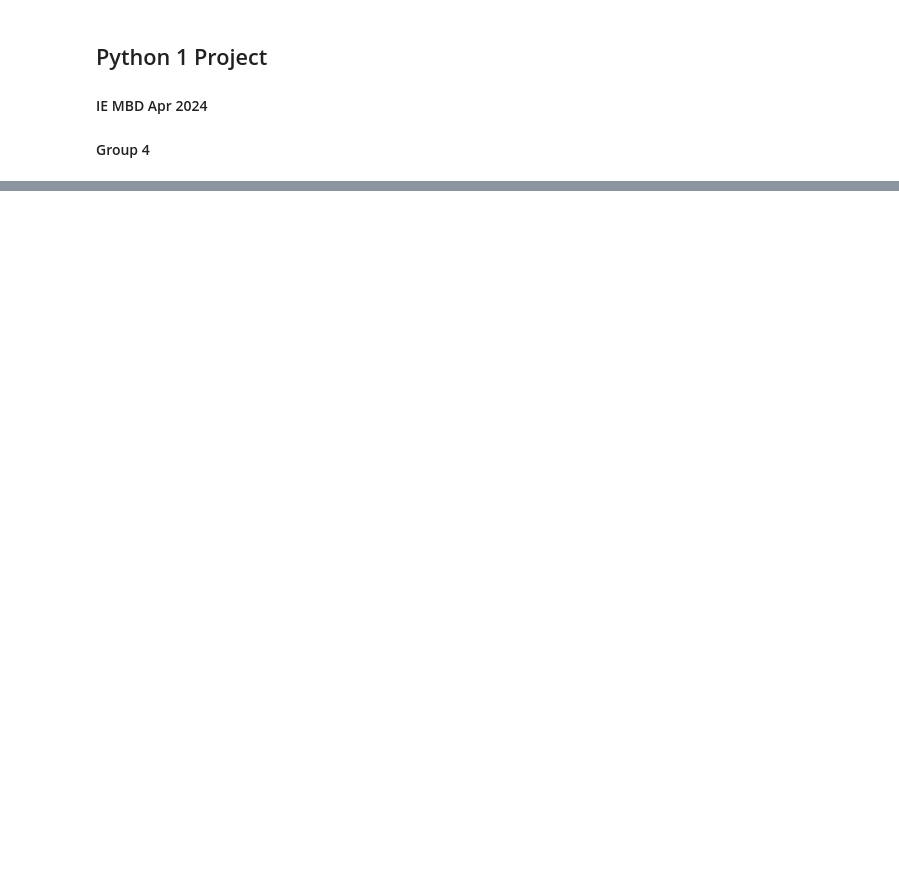
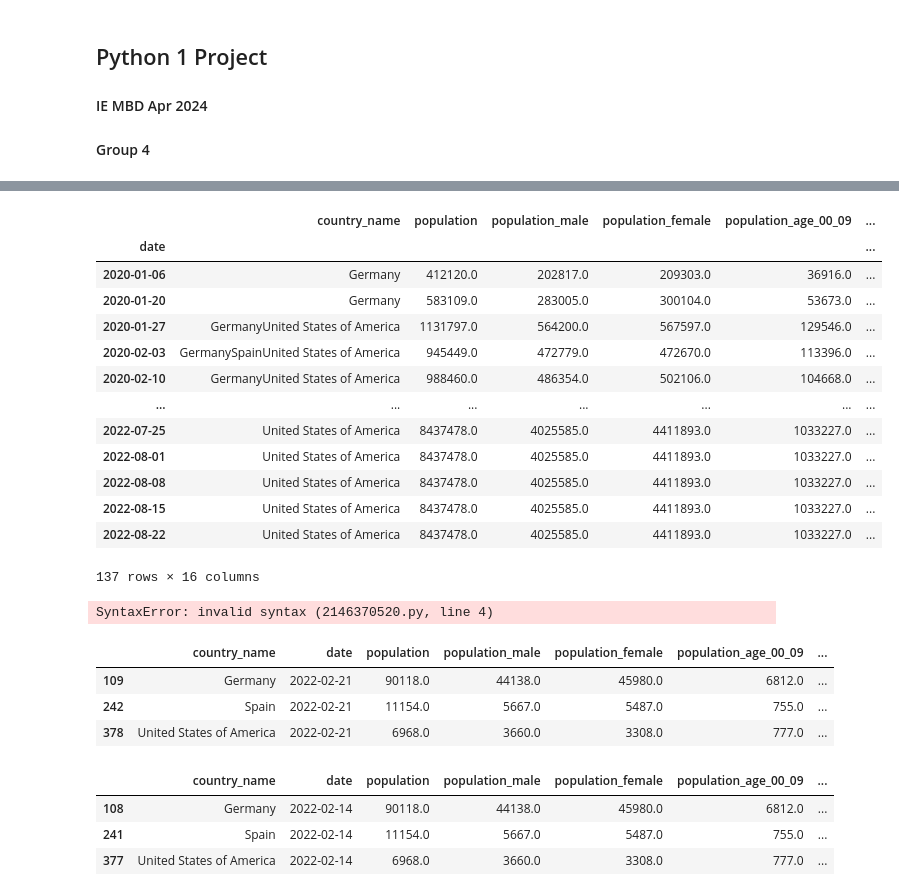
Before and after one commit to nilesh-mukherji/IE_Python1_Final, a Jupyter notebook: data_ingestion.ipynb, the cells around one changed output, grey strips where cells are left out. Drawn from its saved outputs; the diff is of its cells as text; code cells hidden in the pictures; blank space fills up the shorter version.

```diff
--- a/data_ingestion.ipynb
+++ b/data_ingestion.ipynb
@@ -123,0 +165,17 @@ Index(['population', 'population_male', 'population_female',
+# %%
+df.reset_index().groupby("date").sum()
+# %% [output]
+|  | country_name | population | population_male | population_female | population_age_00_09 | ... |
+| date |  |  |  |  |  | ... |
+| 2020-01-06 | Germany | 412120.0 | 202817.0 | 209303.0 | 36916.0 | ... |
+| 2020-01-20 | Germany | 583109.0 | 283005.0 | 300104.0 | 53673.0 | ... |
+| 2020-01-27 | GermanyUnited States of America | 1131797.0 | 564200.0 | 567597.0 | 129546.0 | ... |
+| 2020-02-03 | GermanySpainUnited States of America | 945449.0 | 472779.0 | 472670.0 | 113396.0 | ... |
+| 2020-02-10 | GermanyUnited States of America | 988460.0 | 486354.0 | 502106.0 | 104668.0 | ... |
+| ... | ... | ... | ... | ... | ... | ... |
+| 2022-07-25 | United States of America | 8437478.0 | 4025585.0 | 4411893.0 | 1033227.0 | ... |
+| 2022-08-01 | United States of America | 8437478.0 | 4025585.0 | 4411893.0 | 1033227.0 | ... |
+| 2022-08-08 | United States of America | 8437478.0 | 4025585.0 | 4411893.0 | 1033227.0 | ... |
+| 2022-08-15 | United States of America | 8437478.0 | 4025585.0 | 4411893.0 | 1033227.0 | ... |
+| 2022-08-22 | United States of America | 8437478.0 | 4025585.0 | 4411893.0 | 1033227.0 | ... |
+137 rows × 16 columns
@@ -123,0 +184,21 @@ Index(['population', 'population_male', 'population_female',
+# %%
+df1 = pd.read_csv('./macrotable.csv')
+df2 = df1.groupby('date').sum().reset_index()
+px.line(df2[df2['date'] < '2022-05-01'], x='date', y=['cumulative_confirmed'])
+# df2['new_confirmed'] =
+# %% [output]
+SyntaxError: invalid syntax (2146370520.py, line 4)
+# %%
+df1[df1.date == '2022-02-21']
+# %% [output]
+|  | country_name | date | population | population_male | population_female | population_age_00_09 | ... |
+| 109 | Germany | 2022-02-21 | 90118.0 | 44138.0 | 45980.0 | 6812.0 | ... |
+| 242 | Spain | 2022-02-21 | 11154.0 | 5667.0 | 5487.0 | 755.0 | ... |
+| 378 | United States of America | 2022-02-21 | 6968.0 | 3660.0 | 3308.0 | 777.0 | ... |
+# %%
+df1[df1.date == '2022-02-14']
+# %% [output]
+|  | country_name | date | population | population_male | population_female | population_age_00_09 | ... |
+| 108 | Germany | 2022-02-14 | 90118.0 | 44138.0 | 45980.0 | 6812.0 | ... |
+| 241 | Spain | 2022-02-14 | 11154.0 | 5667.0 | 5487.0 | 755.0 | ... |
+| 377 | United States of America | 2022-02-14 | 6968.0 | 3660.0 | 3308.0 | 777.0 | ... |
```
Also changed, not shown: parts of 11 cells of this notebook, 2 other files.
